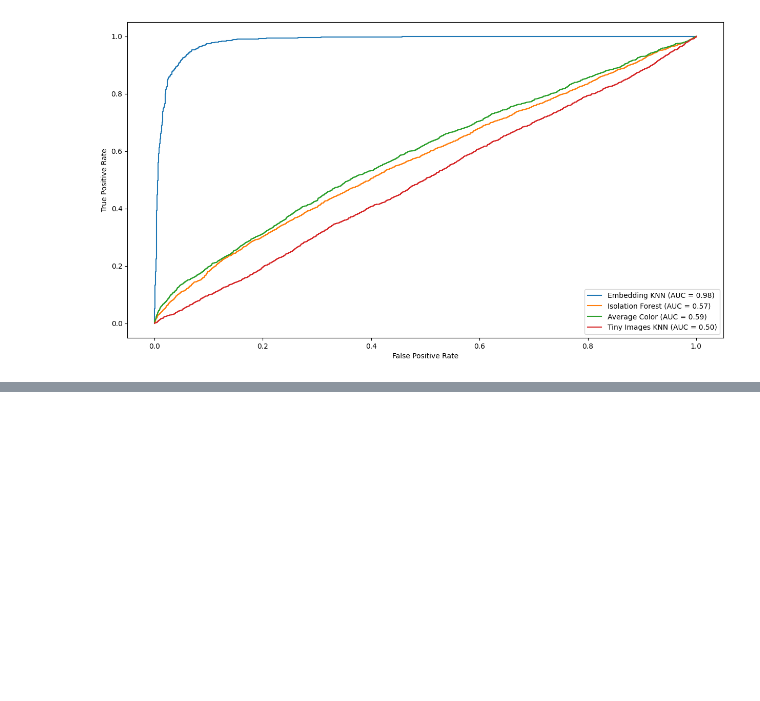
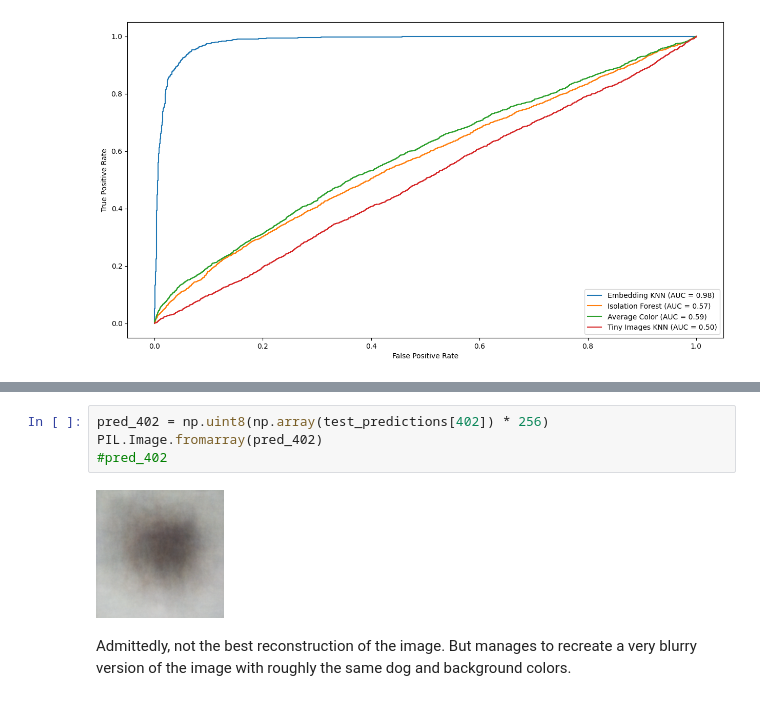
Before and after one commit to ninpnin/data-centric-ai, a Jupyter notebook: outliers/Lab - Outliers.ipynb, the cells around one changed output, grey strips where cells are left out. Drawn from its saved outputs; the diff is of its cells as text; blank space fills up the shorter version.

```diff
--- a/outliers/Lab - Outliers.ipynb
+++ b/outliers/Lab - Outliers.ipynb
@@ -339,0 +430,8 @@ Fitting OOD estimator based on provided features ...
+# %%
+pred_402 = np.uint8(np.array(test_predictions[402]) * 256)
+PIL.Image.fromarray(pred_402)
+#pred_402
+# %% [output]
+[figure, added]
+# %% [markdown]
+Admittedly, not the best reconstruction of the image. But manages to recreate a very blurry version of the image with roughly the same dog and background colors.
```
Also changed, not shown: parts of 21 cells of this notebook.
